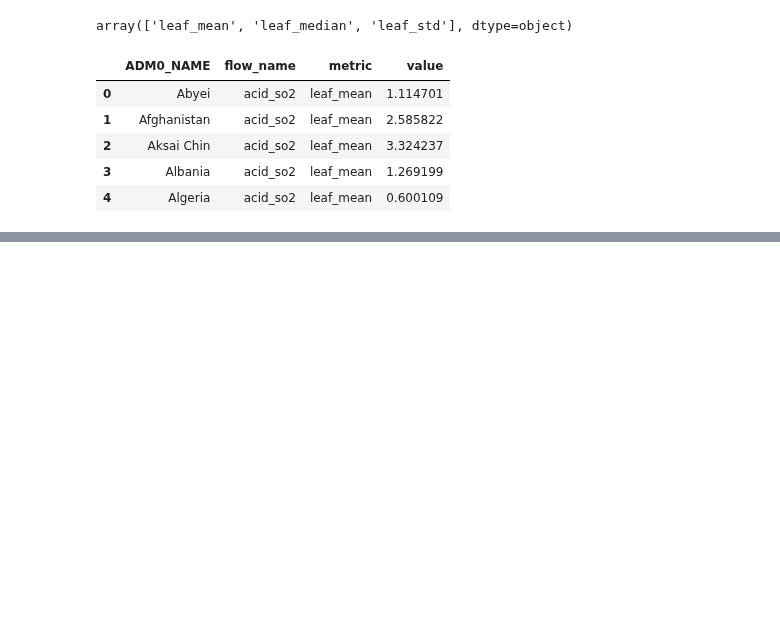
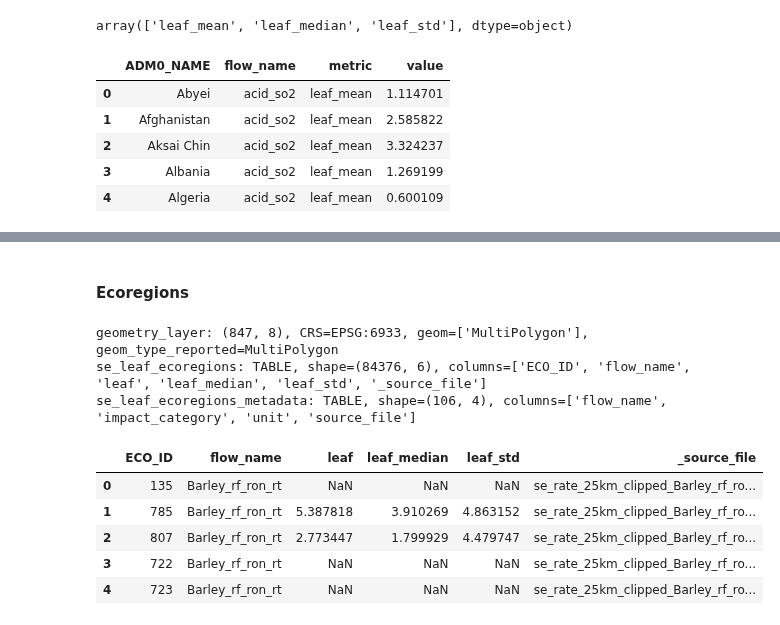
Before and after one commit to cloyolaangosto/SBTN_Test, a Jupyter notebook: LEAFs/Name_Cleaning.ipynb, the cells around one changed output, grey strips where cells are left out. Drawn from its saved outputs; the diff is of its cells as text; code cells hidden in the pictures; blank space fills up the shorter version.

```diff
--- a/LEAFs/Name_Cleaning.ipynb
+++ b/LEAFs/Name_Cleaning.ipynb
@@ -230,0 +233,2 @@ pd.read_csv(acid_c_df_fp).head()
+# %% [markdown]
+#### Ecoregions
@@ -230,0 +238,6 @@ pd.read_csv(acid_c_df_fp).head()
+# %%
+inspect_gpkg(soil_er_fp)
+# %% [output]
+geometry_layer: (847, 8), CRS=EPSG:6933, geom=['MultiPolygon'], geom_type_reported=MultiPolygon
+se_leaf_ecoregions: TABLE, shape=(84376, 6), columns=['ECO_ID', 'flow_name', 'leaf', 'leaf_median', 'leaf_std', '_source_file']
+se_leaf_ecoregions_metadata: TABLE, shape=(106, 4), columns=['flow_name', 'impact_category', 'unit', 'source_file']
@@ -230,0 +248,9 @@ pd.read_csv(acid_c_df_fp).head()
+# %%
+se_er_gpkg_data['se_leaf_ecoregions'].head()
+# %% [output]
+|  | ECO_ID | flow_name | leaf | leaf_median | leaf_std | _source_file |
+| 0 | 135 | Barley_rf_ron_rt | NaN | NaN | NaN | se_rate_25km_clipped_Barley_rf_ro... |
+| 1 | 785 | Barley_rf_ron_rt | 5.387818 | 3.910269 | 4.863152 | se_rate_25km_clipped_Barley_rf_ro... |
+| 2 | 807 | Barley_rf_ron_rt | 2.773447 | 1.799929 | 4.479747 | se_rate_25km_clipped_Barley_rf_ro... |
+| 3 | 722 | Barley_rf_ron_rt | NaN | NaN | NaN | se_rate_25km_clipped_Barley_rf_ro... |
+| 4 | 723 | Barley_rf_ron_rt | NaN | NaN | NaN | se_rate_25km_clipped_Barley_rf_ro... |
```
Also changed, not shown: parts of 53 cells of this notebook.
